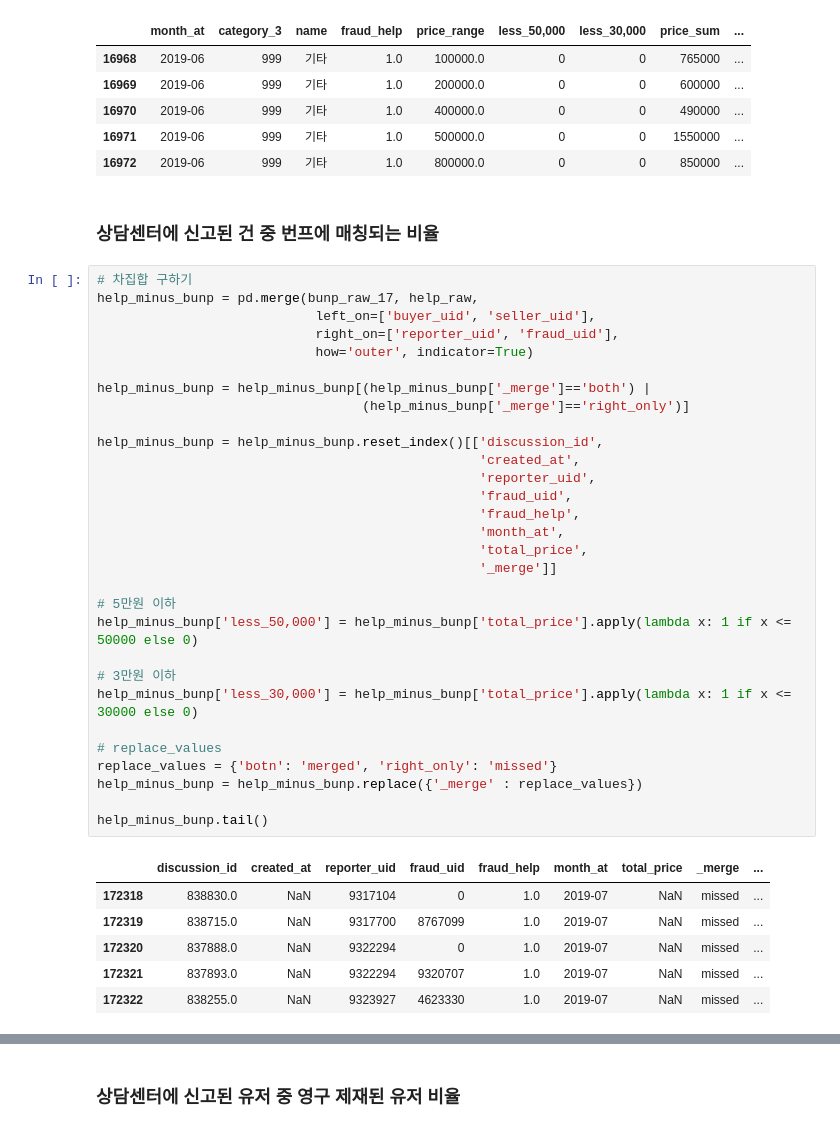
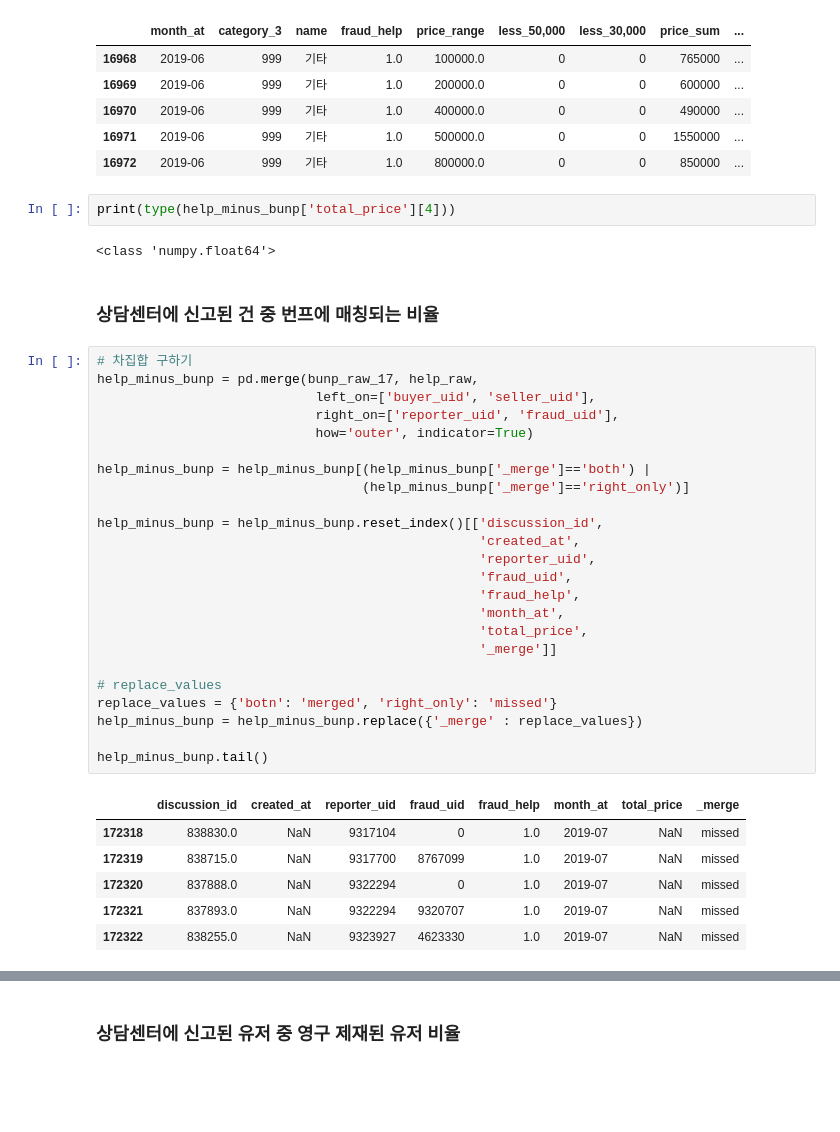
Before and after one commit to kiyoja07/python-bunjang, a Jupyter notebook: data-analysis/jupyter/12.fraud_bunp.ipynb, the cells around one changed output, grey strips where cells are left out. Saved outputs shown, nothing was run; the diff lists cells and outputs as text; blank space fills up the shorter version.

```diff
--- a/data-analysis/jupyter/12.fraud_bunp.ipynb
+++ b/data-analysis/jupyter/12.fraud_bunp.ipynb
@@ -149,43 +149,41 @@ bunp_help_result.tail()
 | 16970 | 2019-06 | 999 | 기타 | 1.0 | 400000.0 | 0 | 0 | 490000 | ... |
 | 16971 | 2019-06 | 999 | 기타 | 1.0 | 500000.0 | 0 | 0 | 1550000 | ... |
 | 16972 | 2019-06 | 999 | 기타 | 1.0 | 800000.0 | 0 | 0 | 850000 | ... |
+# %%
+print(type(help_minus_bunp['total_price'][4]))
+# %% [output]
+<class 'numpy.float64'>
 # %% [markdown]
 ### 상담센터에 신고된 건 중 번프에 매칭되는 비율
 # %%
 # 차집합 구하기
 help_minus_bunp = pd.merge(bunp_raw_17, help_raw,
                             left_on=['buyer_uid', 'seller_uid'],
                             right_on=['reporter_uid', 'fraud_uid'],
                             how='outer', indicator=True)
 
 help_minus_bunp = help_minus_bunp[(help_minus_bunp['_merge']=='both') |
                                   (help_minus_bunp['_merge']=='right_only')]
 
 help_minus_bunp = help_minus_bunp.reset_index()[['discussion_id',
                                                  'created_at',
                                                  'reporter_uid',
                                                  'fraud_uid',
                                                  'fraud_help',
                                                  'month_at',
                                                  'total_price',
                                                  '_merge']]
 
-# 5만원 이하
-help_minus_bunp['less_50,000'] = help_minus_bunp['total_price'].apply(lambda x: 1 if x <= 50000 else 0)
-
-# 3만원 이하
-help_minus_bunp['less_30,000'] = help_minus_bunp['total_price'].apply(lambda x: 1 if x <= 30000 else 0)
-
 # replace_values
 replace_values = {'botn': 'merged', 'right_only': 'missed'}
 help_minus_bunp = help_minus_bunp.replace({'_merge' : replace_values})
 
 help_minus_bunp.tail()
 # %% [output]
-|  | discussion_id | created_at | reporter_uid | fraud_uid | fraud_help | month_at | total_price | _merge | ... |
-| 172318 | 838830.0 | NaN | 9317104 | 0 | 1.0 | 2019-07 | NaN | missed | ... |
-| 172319 | 838715.0 | NaN | 9317700 | 8767099 | 1.0 | 2019-07 | NaN | missed | ... |
-| 172320 | 837888.0 | NaN | 9322294 | 0 | 1.0 | 2019-07 | NaN | missed | ... |
-| 172321 | 837893.0 | NaN | 9322294 | 9320707 | 1.0 | 2019-07 | NaN | missed | ... |
-| 172322 | 838255.0 | NaN | 9323927 | 4623330 | 1.0 | 2019-07 | NaN | missed | ... |
+|  | discussion_id | created_at | reporter_uid | fraud_uid | fraud_help | month_at | total_price | _merge |
+| 172318 | 838830.0 | NaN | 9317104 | 0 | 1.0 | 2019-07 | NaN | missed |
+| 172319 | 838715.0 | NaN | 9317700 | 8767099 | 1.0 | 2019-07 | NaN | missed |
+| 172320 | 837888.0 | NaN | 9322294 | 0 | 1.0 | 2019-07 | NaN | missed |
+| 172321 | 837893.0 | NaN | 9322294 | 9320707 | 1.0 | 2019-07 | NaN | missed |
+| 172322 | 838255.0 | NaN | 9323927 | 4623330 | 1.0 | 2019-07 | NaN | missed |
 # %%
```
Also changed, not shown: parts of 3 cells of this notebook, 6 other files.
